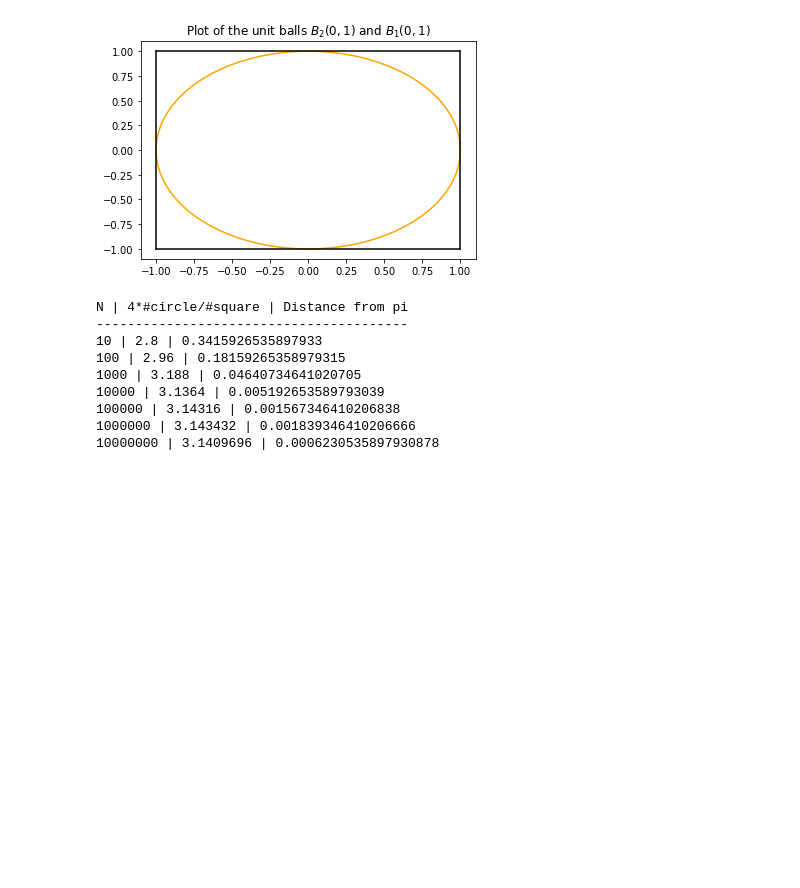
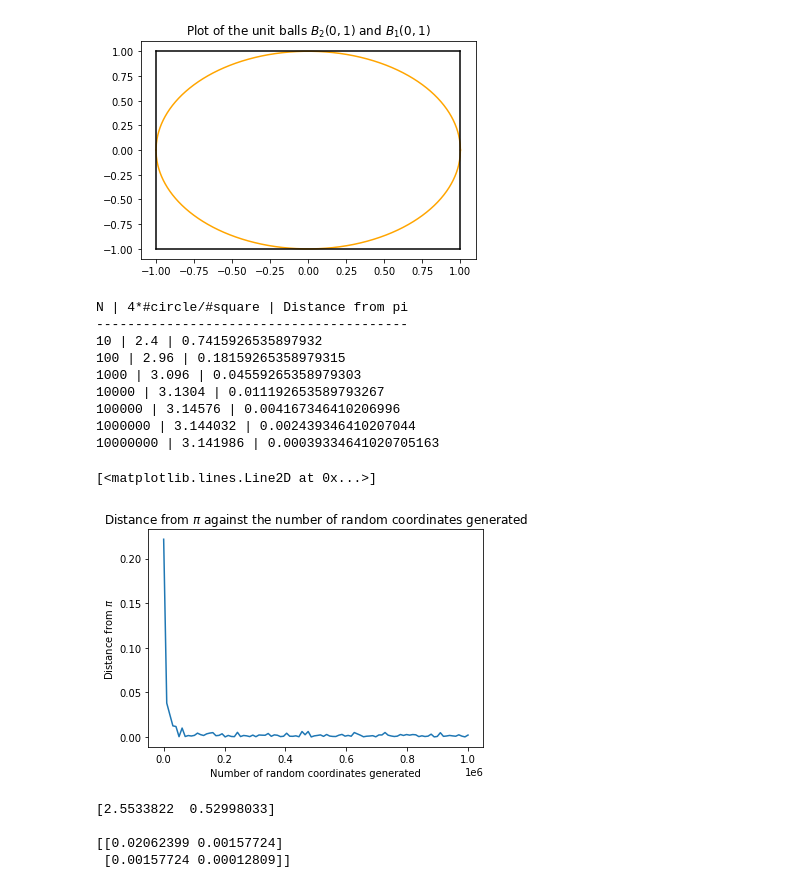
Before and after one commit to rushilg99/Bayesian-Stats, a Jupyter notebook: piApproximation.ipynb, the cells around one changed output. Saved outputs shown, nothing was run; the diff lists cells and outputs as text; code cells hidden in the pictures; blank space fills up the shorter version.

Commit message:
Added curve fit

```diff
--- a/piApproximation.ipynb
+++ b/piApproximation.ipynb
@@ -37,7 +35,7 @@ print("N","|","4*#circle/#square","|","Distance from pi")
 print("----------------------------------------")
 for N in Ns:
   count = 0
-  data = stats.uniform.rvs(size=(N,2))
+  data = stats.uniform.rvs(loc=-1,scale=2,size=(N,2))
   for coord in data:
     if (coord[0]**2 + coord[1]**2) < 1:
       count += 1
@@ -47,10 +45,45 @@ for N in Ns:
 # %% [output]
 N | 4*#circle/#square | Distance from pi
 ----------------------------------------
-10 | 2.8 | 0.3415926535897933
+10 | 2.4 | 0.7415926535897932
 100 | 2.96 | 0.18159265358979315
-1000 | 3.188 | 0.04640734641020705
-10000 | 3.1364 | 0.005192653589793039
-100000 | 3.14316 | 0.001567346410206838
-1000000 | 3.143432 | 0.001839346410206666
-10000000 | 3.1409696 | 0.0006230535897930878
+1000 | 3.096 | 0.04559265358979303
+10000 | 3.1304 | 0.011192653589793267
+100000 | 3.14576 | 0.004167346410206996
+1000000 | 3.144032 | 0.002439346410207044
+10000000 | 3.141986 | 0.00039334641020705163
+# %%
+# Look at the relationship between N and the distance from pi (the error)
+Ns = np.linspace(100,1000000,100)
+dists = []
+for N in Ns:
+  count = 0
+  data = stats.uniform.rvs(loc=-1,scale=2,size=(int(N),2))
+  for coord in data:
+    if (coord[0]**2 + coord[1]**2) < 1:
+      count += 1
+  ratio = 4*count/float(N)
+  dists.append(abs(ratio-np.pi))
+
+plt.title(r"Distance from $\pi$ against the number of random coordinates generated")
+plt.ylabel(r"Distance from $\pi$")
+plt.xlabel("Number of random coordinates generated")
+plt.plot(Ns,dists)
+# %% [output]
+[<matplotlib.lines.Line2D at 0x...>]
+[figure, added]
+# %%
+# There appears to be some kind of reciprocal relationship (as expected)
+from scipy.optimize import curve_fit
+
+def func(x,a,b):
+  return (a/(x**b))
+
+popt,pcov = curve_fit(func,Ns,dists)
+print(popt,"\n")
+print(pcov) # Variance-Covariance matrix
+# %% [output]
+[2.5533822  0.52998033]
+
+[[0.02062399 0.00157724]
+ [0.00157724 0.00012809]]
```
Also changed, not shown: parts of 3 cells of this notebook.
